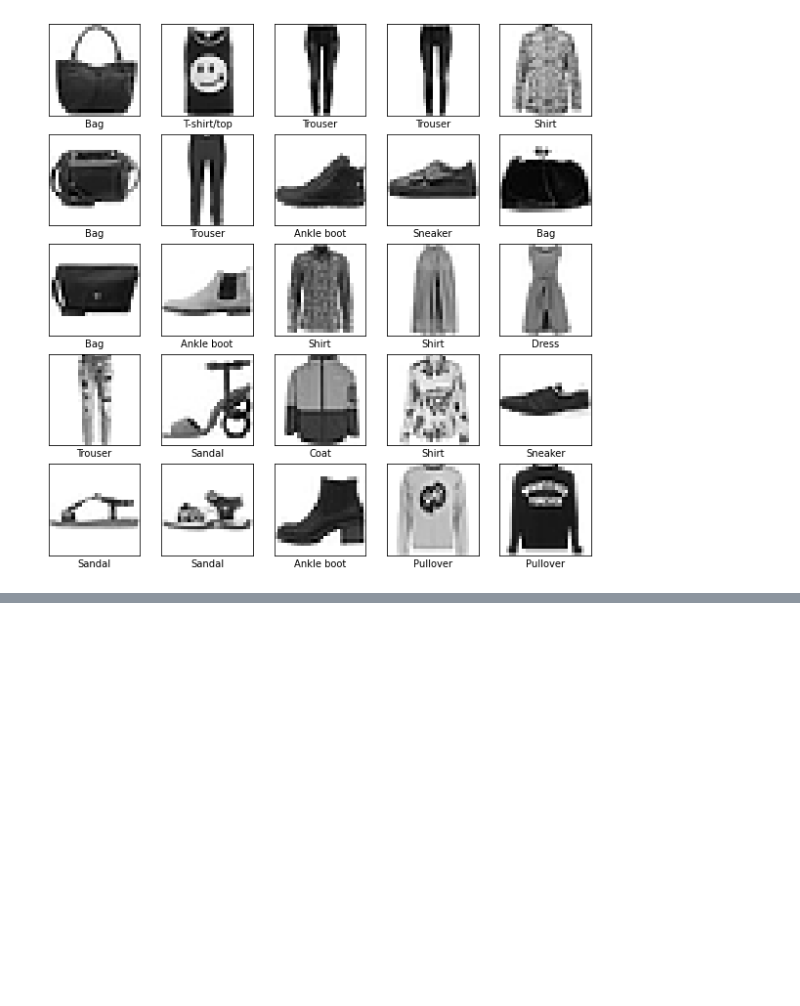
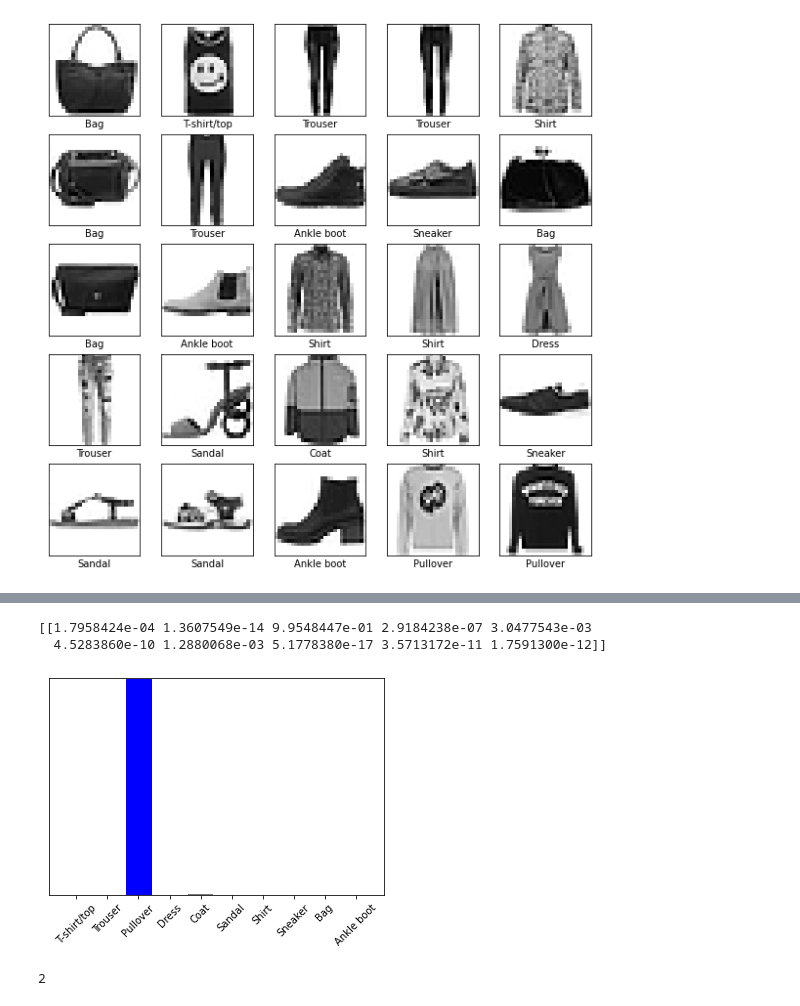
Before and after one commit to shengtai0201/TensorFlowMeister, a Jupyter notebook: test13.ipynb, the cells around one changed output, grey strips where cells are left out. Drawn from its saved outputs; the diff is of its cells as text; code cells hidden in the pictures; blank space fills up the shorter version.

```diff
--- a/test13.ipynb
+++ b/test13.ipynb
@@ -82,0 +163,15 @@ Test accuracy: 0.8866
+# %%
+predictions_single = probability_model.predict(img)
+print(predictions_single)
+# %% [output]
+[[1.7958424e-04 1.3607549e-14 9.9548447e-01 2.9184238e-07 3.0477543e-03
+  4.5283860e-10 1.2880068e-03 5.1778380e-17 3.5713172e-11 1.7591300e-12]]
+# %%
+plot_value_array(1, predictions_single[0], test_labels)
+_ = plt.xticks(range(10), class_names, rotation=45)
+# %% [output]
+[figure, added]
+# %%
+np.argmax(predictions_single[0])
+# %% [output]
+2
```
Also changed, not shown: parts of 12 cells of this notebook, 4 other files.
